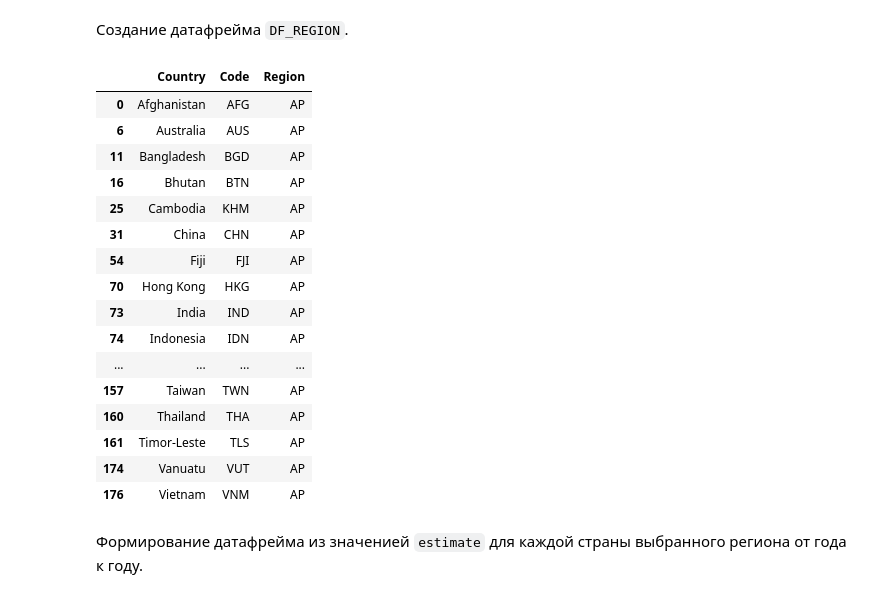
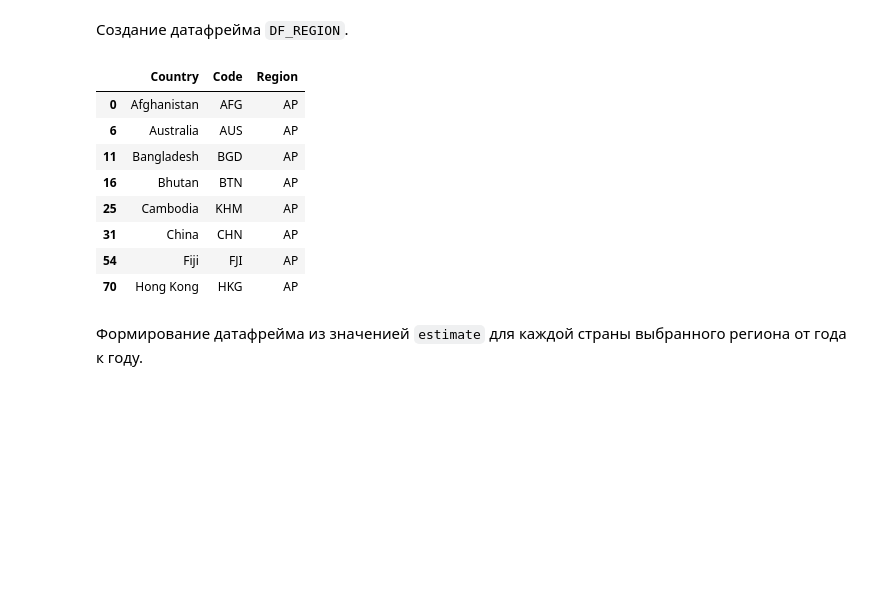
Before and after one commit to IvanKaruzin/hw2-IvanKaruzin, a Jupyter notebook: hw2.ipynb, the cells around one changed output. Cells and saved outputs as stored; diff of their text form; code cells hidden in the pictures; blank space fills up the shorter version.

```diff
--- a/hw2.ipynb
+++ b/hw2.ipynb
@@ -107,7 +107,7 @@ DF_WGI.head()
 Создание `DF_SORTED`.
 # %%
 # сортировка по индексу WGI за 2022 год, заполнение пустых мест нулями
-DF_SORTED = DF_WGI.fillna(0).sort_values(('', 'Country'), ascending = 0).copy()
+DF_SORTED = DF_WGI.fillna(0).sort_index(ascending = 0).copy()
 DF_SORTED.head()
 # %% [output]
 |  |  |  | 1996 |  |  |  |  |  | 1998 |  | ... | ... |
@@ -176,32 +176,24 @@ plt.show()
 # %%
 PATH_COUNRTY_CODES = 'data/regions.xlsx' # путь к таблице regions.xlsx
 
 DF_CODES = pd.read_excel(PATH_COUNRTY_CODES, header = 0) # чтение таблицы regions.xlsx
 
 asia_pacific_countries = DF_CODES[DF_CODES['Region'] == 'AP'].copy() # фильтарция стран по полю Region
 
 # отбор стран из азии и тихоокеанского региона
 DF_REGION = DF_SORTED[DF_SORTED[('', 'Code')].isin(asia_pacific_countries['Code'])].copy()
 DF_REGION.head()
-asia_pacific_countries
+asia_pacific_countries.head(8)
 # %% [output]
 |  | Country | Code | Region |
 | 0 | Afghanistan | AFG | AP |
 | 6 | Australia | AUS | AP |
 | 11 | Bangladesh | BGD | AP |
 | 16 | Bhutan | BTN | AP |
 | 25 | Cambodia | KHM | AP |
 | 31 | China | CHN | AP |
 | 54 | Fiji | FJI | AP |
 | 70 | Hong Kong | HKG | AP |
-| 73 | India | IND | AP |
-| 74 | Indonesia | IDN | AP |
-| ... | ... | ... | ... |
-| 157 | Taiwan | TWN | AP |
-| 160 | Thailand | THA | AP |
-| 161 | Timor-Leste | TLS | AP |
-| 174 | Vanuatu | VUT | AP |
-| 176 | Vietnam | VNM | AP |
 # %% [markdown]
 Формирование датафрейма из значенией `estimate` для каждой страны выбранного региона от года к году.
 # %%
```
Also changed, not shown: parts of 21 cells of this notebook.
